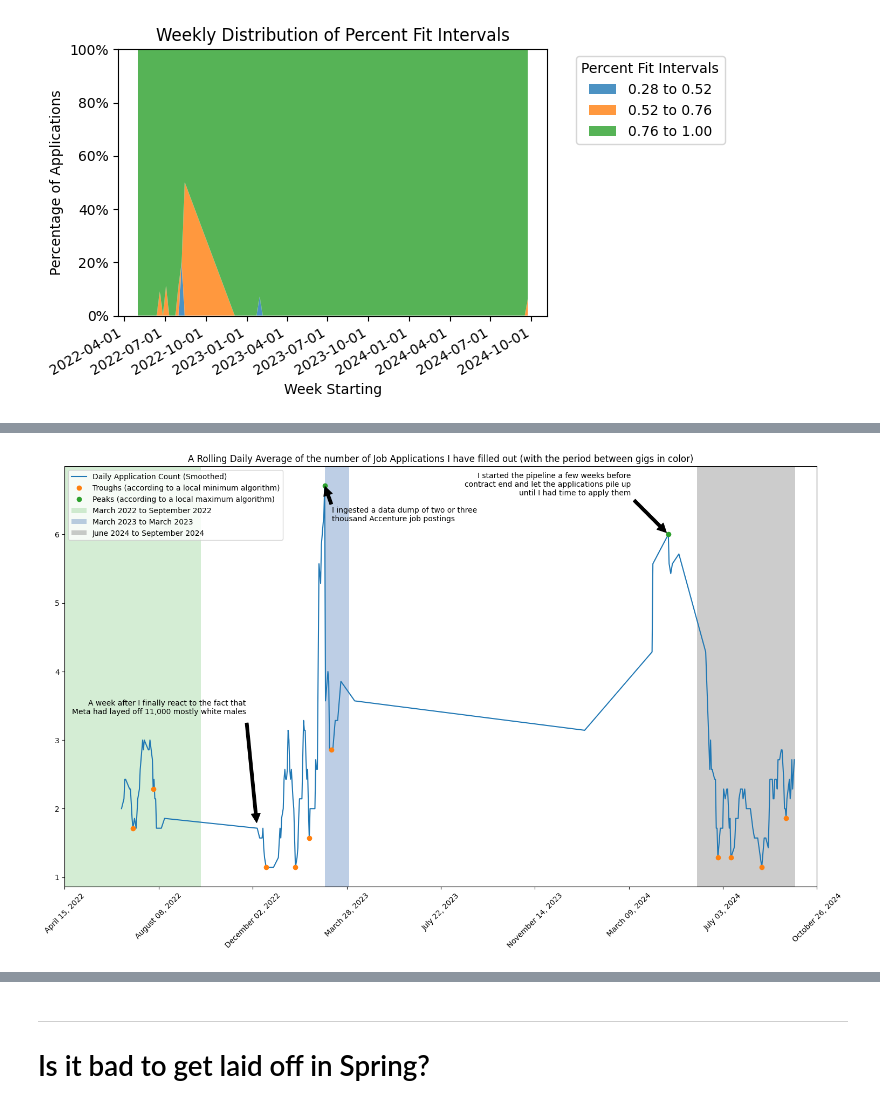
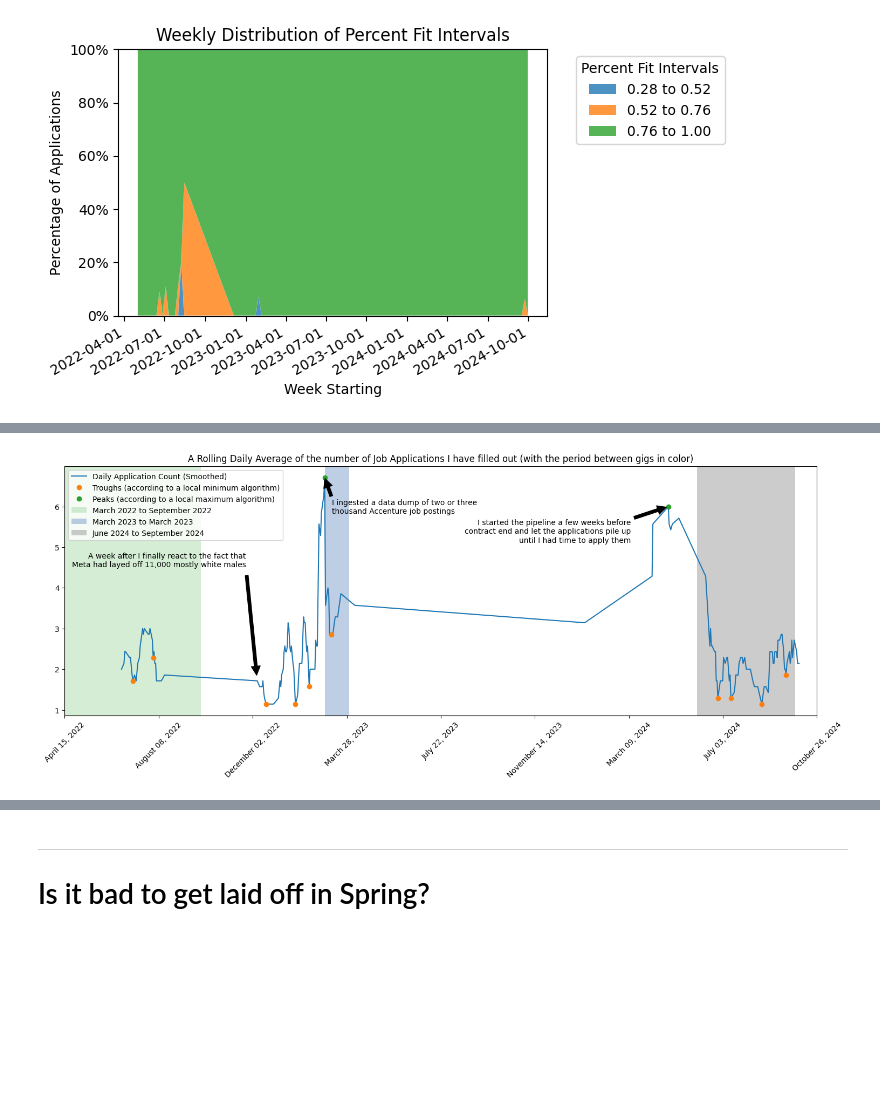
Before and after one commit to dbabbitt/job-hunting, a Jupyter notebook: visualizations/Progress by Date.ipynb, the cells around one changed output, grey strips where cells are left out. Drawn from its saved outputs; the diff is of its cells as text; code cells hidden in the pictures; blank space fills up the shorter version.

```diff
--- a/visualizations/Progress by Date.ipynb
+++ b/visualizations/Progress by Date.ipynb
@@ -253,41 +253,43 @@ periods_list = ['October 2020 to December 2020', 'March 2022 to September 2022',
 # %%
 
 # Plot the data and the troughs
-fig, ax = plt.subplots(figsize=(18, 18/nu.twitter_aspect_ratio))
+# fig_height = 18/nu.twitter_aspect_ratio
+fig_width = 18; fig_height = 6
+fig, ax = plt.subplots(figsize=(fig_width, fig_height))
 ax.set_xlim(left=get_int_from_date(JOBS_DF.index.min()), right=get_int_from_date(JOBS_DF.index.max()))
 ax.plot(int_dates_x, int_dates_y, label='Daily Application Count (Smoothed)')
 ax.plot(int_dates_x[trough_indices], int_dates_y[trough_indices], 'o', label='Troughs (according to a local minimum algorithm)')
 ax.plot(int_dates_x[peak_indices], int_dates_y[peak_indices], 'o', label='Peaks (according to a local maximum algorithm)')
 
 if int_dates_x.min() < 1_719_201_600:
     title_str = 'A Rolling Daily Average of the number of Job Applications I have filled out (with the period between gigs in color)'
 
     # Mark the periods of unemployment
     for date_range_str, face_color_dict in zip(periods_list[1:], cycle_fn()):
         face_color = face_color_dict['color']
         date_range_list = date_range_str.split(' to ')
         first_day, last_day = get_vspan_days(date_range_list)
         ax.axvspan(get_int_from_date(first_day), get_int_from_date(last_day), facecolor=face_color, alpha=0.33, label=date_range_str)
     ax.legend()
 
     # Annotate layoff notes
     ax.annotate('\n'.join(wrapper.wrap(meta_text)), xy=meta_xy, xycoords='data', xytext=(-15, 150), textcoords='offset points',
                 arrowprops=dict(facecolor='black', shrink=0.05), ha='right', va='bottom')
     ax.annotate('\n'.join(wrapper.wrap(accenture_text)), xy=accenture_xy, xycoords='data', xytext=(10, -50), textcoords='offset points',
                 arrowprops=dict(facecolor='black', shrink=0.05), ha='left', va='bottom')
-    ax.annotate('\n'.join(wrapper.wrap(bigbear_text)), xy=bigbear_xy, xycoords='data', xytext=(-50, 50), textcoords='offset points',
+    ax.annotate('\n'.join(wrapper.wrap(bigbear_text)), xy=bigbear_xy, xycoords='data', xytext=(-50, -50), textcoords='offset points',
                 arrowprops=dict(facecolor='black', shrink=0.05), ha='right', va='bottom')
 
 else:
     title_str = 'A Rolling Daily Average of the number of Job Applications I have filled out'
 ax.set_title(title_str)
 
 # Reconfigure the x axis labels so that they are dates again
 xtick_positions = ax.get_xticks(minor=False)
 xtick_labels = [Text(ts, 0, datetime.fromtimestamp(ts).strftime(DATE_FORMAT)) for ts in xtick_positions]
 XTick_obj = ax.set_xticks(xtick_positions, xtick_labels, rotation=45)
 # %% [output]
-[figure, old version]
+[figure, new version]
 # %%
 
 df = email_dates_df.groupby('email_date').count().rename(columns={'percent_fit': 'Daily Application Count (Smoothed)'}).rolling(7).mean().drop(columns=['iso_week_number'])
```
Also changed, not shown: parts of 6 cells of this notebook, 22 other files.
